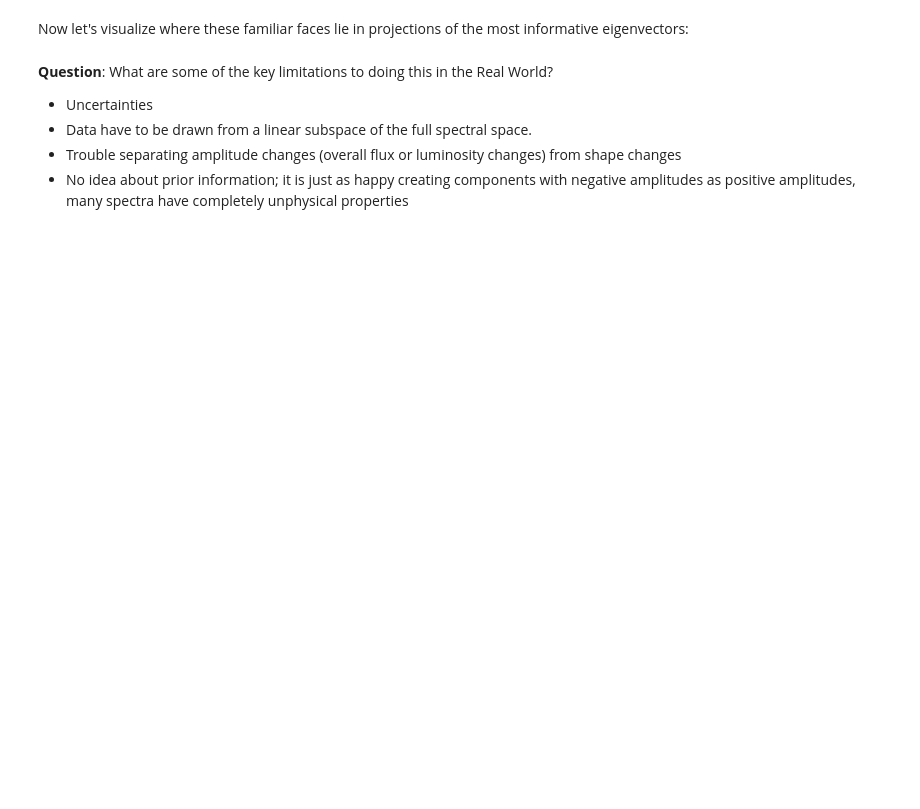
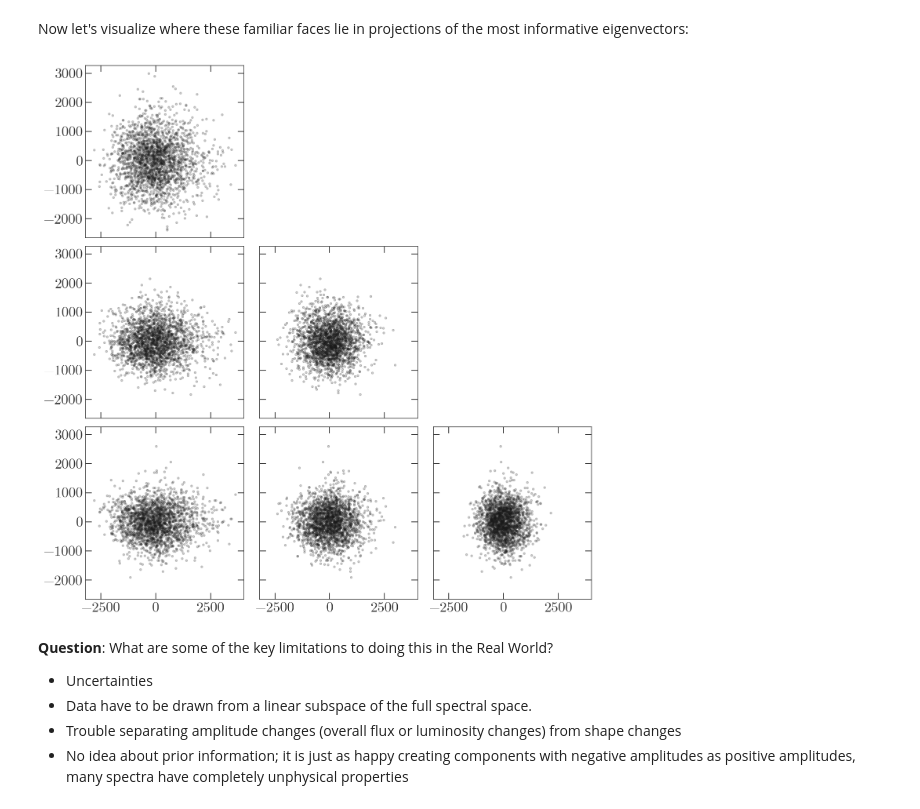
Before and after one commit to adrn/pyastro17-tutorials, a Jupyter notebook: notebooks/Machine learning - dimensionality reduction (PCA).ipynb, the cells around one changed output. Drawn from its saved outputs; the diff is of its cells as text; code cells hidden in the pictures; blank space fills up the shorter version.

```diff
--- a/notebooks/Machine learning - dimensionality reduction (PCA).ipynb
+++ b/notebooks/Machine learning - dimensionality reduction (PCA).ipynb
@@ -231,10 +220,2 @@ for n in [64, 128, 256, 512]:
 # %% [markdown]
 Now let's visualize where these familiar faces lie in projections of the most informative eigenvectors:
-# %%
-pca = PCA(64)
-pca.fit(all_face_data)
-
-compressed_data = np.zeros((n_other, pca.n_components))
-for i in range(n_other):
-    coeffs = pca.transform(other_faces[i].reshape(1, -1))[0]
-    compressed_data[i] = coeffs
@@ -243,17 +222,23 @@ gender = np.array([0, 0, 1, 0, 0, 0, 0, 0, 0, 1, 1, 1, 0, 1, 0, 0])
+# %%
+pca = PCA(64)
+pca.fit(face_data)
+compressed_data = pca.transform(face_data)
 # %%
 fig,axes = plt.subplots(3, 3, figsize=(10,10), sharex=True, sharey=True)
 
 for i in range(3):
     for j in range(3):
         if j > i: continue
         axes[i,j].scatter(compressed_data[:,j], compressed_data[:,i+1],
-                          c=gender, cmap='coolwarm')
+                          marker='.', alpha=0.2)
 
 fig.tight_layout()
 
 for i in range(3):
     for j in range(3):
         if j > i: axes[i,j].set_visible(False)
+# %% [output]
+[figure, added]
 # %% [markdown]
 __Question__: What are some of the key limitations to doing this in the Real World?
 
```
Also changed, not shown: parts of 24 cells of this notebook.
